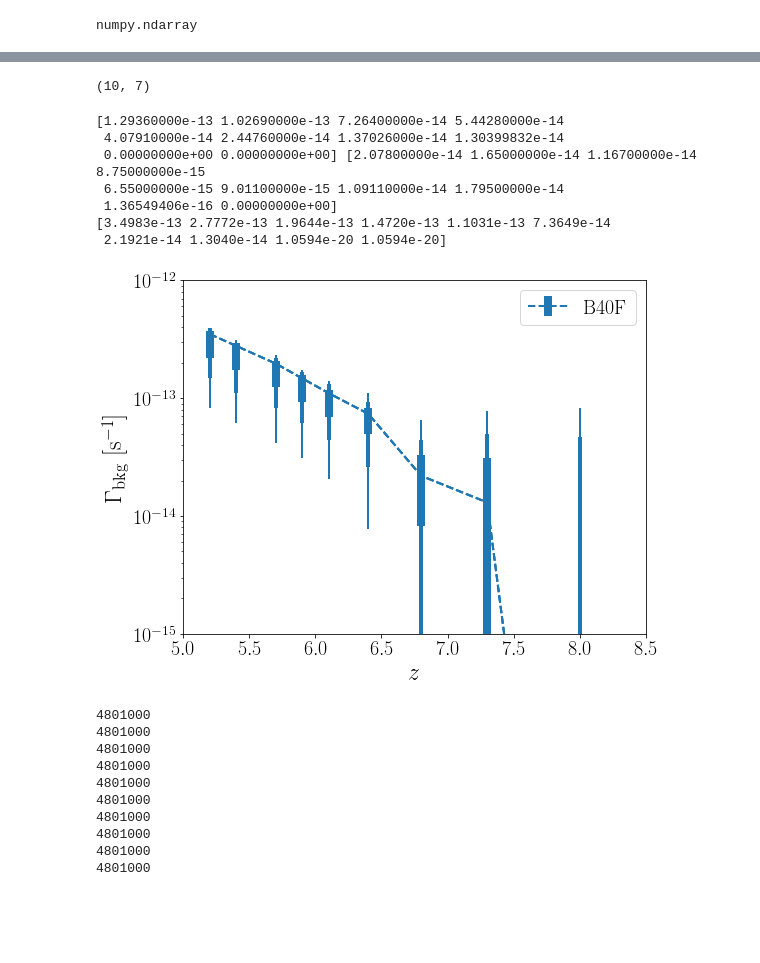
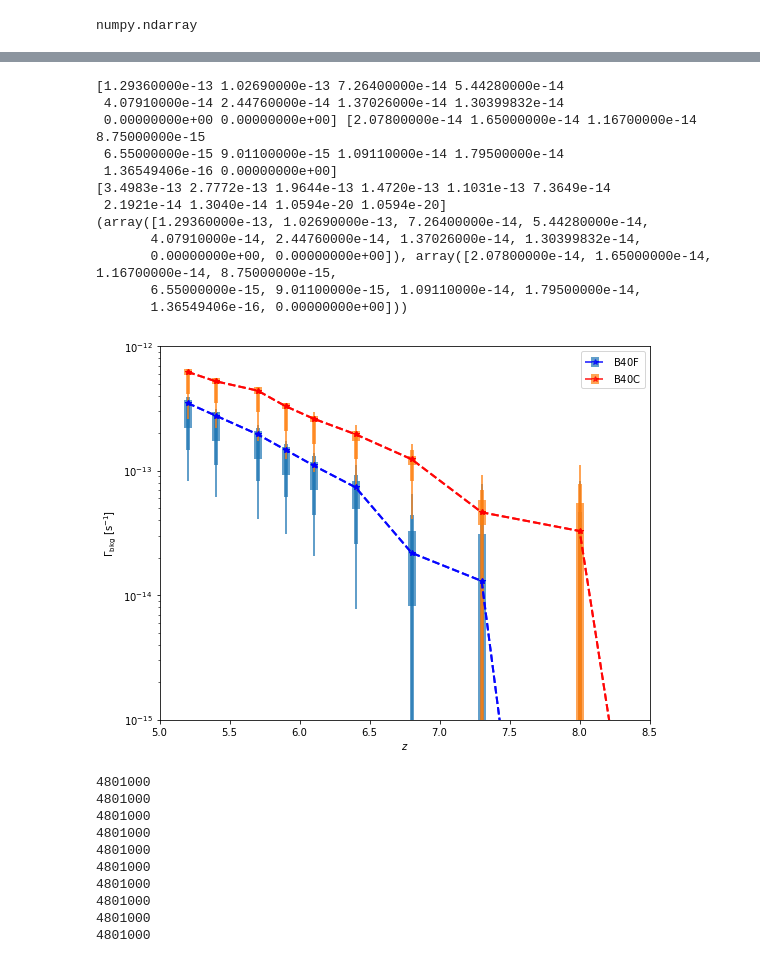
Before and after one commit to zoesuns/mfp, a Jupyter notebook: codes/calc_Gamma_bkg.ipynb, the cells around one changed output, grey strips where cells are left out. Saved outputs shown, nothing was run; the diff lists cells and outputs as text; code cells hidden in the pictures; blank space fills up the shorter version.

```diff
--- a/codes/calc_Gamma_bkg.ipynb
+++ b/codes/calc_Gamma_bkg.ipynb
@@ -485,39 +571,50 @@ np.savetxt("unisample_gamma_percentile.txt",outsave,fmt="%6.4e")
 # %%
-perc=np.loadtxt("unisample_gamma_percentile.txt")
+perc_B40C=np.loadtxt("B40C_unisample_gamma_percentile.txt")
-# %%
-np.shape(perc)
-# %% [output]
-(10, 7)
 # %%
 plt.figure(figsize=(8,6))
 
 zuni=[5.2,5.4,5.7,5.9,6.1,6.4,6.8,7.3,8.0,8.9]
 
 print(perc[:,3]-perc[:,2],perc[:,4]-perc[:,3])
 print(perc[:,3])
 
-plt.errorbar(zuni,perc[:,3],yerr=(perc[:,3]-perc[:,2],perc[:,4]-perc[:,3]),fmt="*--",lw=2,elinewidth=8,label=r"$\rm B40F$")
+plt.errorbar(zuni,perc[:,3],yerr=(perc[:,3]-perc[:,2],perc[:,4]-perc[:,3]),fmt="*--",lw=2,elinewidth=8,label=r"$\rm B40F$",color="b",ecolor="tab:blue",alpha=0.7)
 
-plt.errorbar(zuni,perc[:,3],yerr=(perc[:,3]-perc[:,1],perc[:,5]-perc[:,3]),fmt="*--",lw=2,elinewidth=4,color="tab:blue")
+print((perc[:,3]-perc[:,2],perc[:,4]-perc[:,3]))
 
-plt.errorbar(zuni,perc[:,3],yerr=(perc[:,3]-perc[:,0],perc[:,6]-perc[:,3]),fmt="*--",lw=2,elinewidth=2,color="tab:blue")
+plt.errorbar(zuni,perc[:,3],yerr=(perc[:,3]-perc[:,1],perc[:,5]-perc[:,3]),fmt="*--",lw=2,elinewidth=4,color="b",ecolor="tab:blue",alpha=0.7)
+
+plt.errorbar(zuni,perc[:,3],yerr=(perc[:,3]-perc[:,0],perc[:,6]-perc[:,3]),fmt="*--",lw=2,elinewidth=2,color="b",ecolor="tab:blue",alpha=0.7)
+
+
+plt.errorbar(zuni,perc_B40C[:,3],yerr=(perc_B40C[:,3]-perc_B40C[:,2],perc_B40C[:,4]-perc_B40C[:,3]),fmt="*--",lw=2,elinewidth=8,label=r"$\rm B40C$",color="r",ecolor="tab:orange",alpha=0.7)
+
+plt.errorbar(zuni,perc_B40C[:,3],yerr=(perc_B40C[:,3]-perc_B40C[:,1],perc_B40C[:,5]-perc_B40C[:,3]),fmt="*--",lw=2,elinewidth=4,color="r",ecolor="tab:orange",alpha=0.7)
+
+plt.errorbar(zuni,perc_B40C[:,3],yerr=(perc_B40C[:,3]-perc_B40C[:,0],perc_B40C[:,6]-perc_B40C[:,3]),fmt="*--",lw=2,elinewidth=2,color="r",ecolor="tab:orange",alpha=0.7)
+
 plt.legend()
 plt.yscale("log")
 plt.ylim(1e-15,1e-12)
 plt.xlim(5,8.5)
 plt.ylabel(r"$\Gamma_{\rm bkg} \ [\rm s^{-1}]$")
 plt.xlabel(r"$z$")
 plt.tight_layout()
-plt.savefig("gamma_scatter_evolution.pdf")
+# plt.savefig("gamma_scatter_evolution_2boxes.pdf")
 # %% [output]
 [1.29360000e-13 1.02690000e-13 7.26400000e-14 5.44280000e-14
  4.07910000e-14 2.44760000e-14 1.37026000e-14 1.30399832e-14
  0.00000000e+00 0.00000000e+00] [2.07800000e-14 1.65000000e-14 1.16700000e-14 8.75000000e-15
  6.55000000e-15 9.01100000e-15 1.09110000e-14 1.79500000e-14
  1.36549406e-16 0.00000000e+00]
 [3.4983e-13 2.7772e-13 1.9644e-13 1.4720e-13 1.1031e-13 7.3649e-14
  2.1921e-14 1.3040e-14 1.0594e-20 1.0594e-20]
+(array([1.29360000e-13, 1.02690000e-13, 7.26400000e-14, 5.44280000e-14,
+       4.07910000e-14, 2.44760000e-14, 1.37026000e-14, 1.30399832e-14,
+       0.00000000e+00, 0.00000000e+00]), array([2.07800000e-14, 1.65000000e-14, 1.16700000e-14, 8.75000000e-15,
+       6.55000000e-15, 9.01100000e-15, 1.09110000e-14, 1.79500000e-14,
+       1.36549406e-16, 0.00000000e+00]))
-[figure, old version]
+[figure, new version]
 # %%
 downsample=[]
 for z in ["5.2","5.4","5.7","5.9","6.1","6.4","6.8","7.3","8.0","8.9"]:
```
Also changed, not shown: parts of 5 cells of this notebook, 6 other files.
